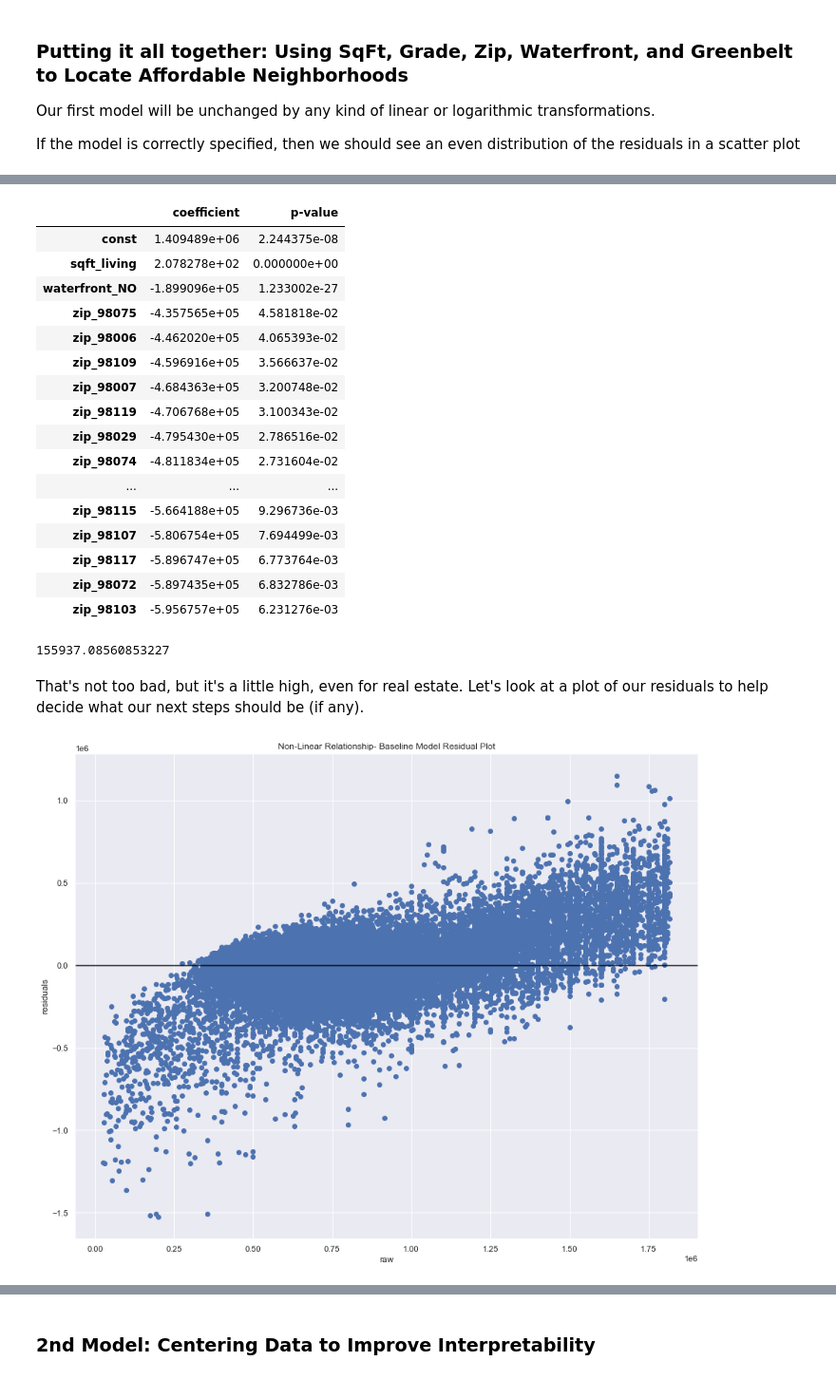
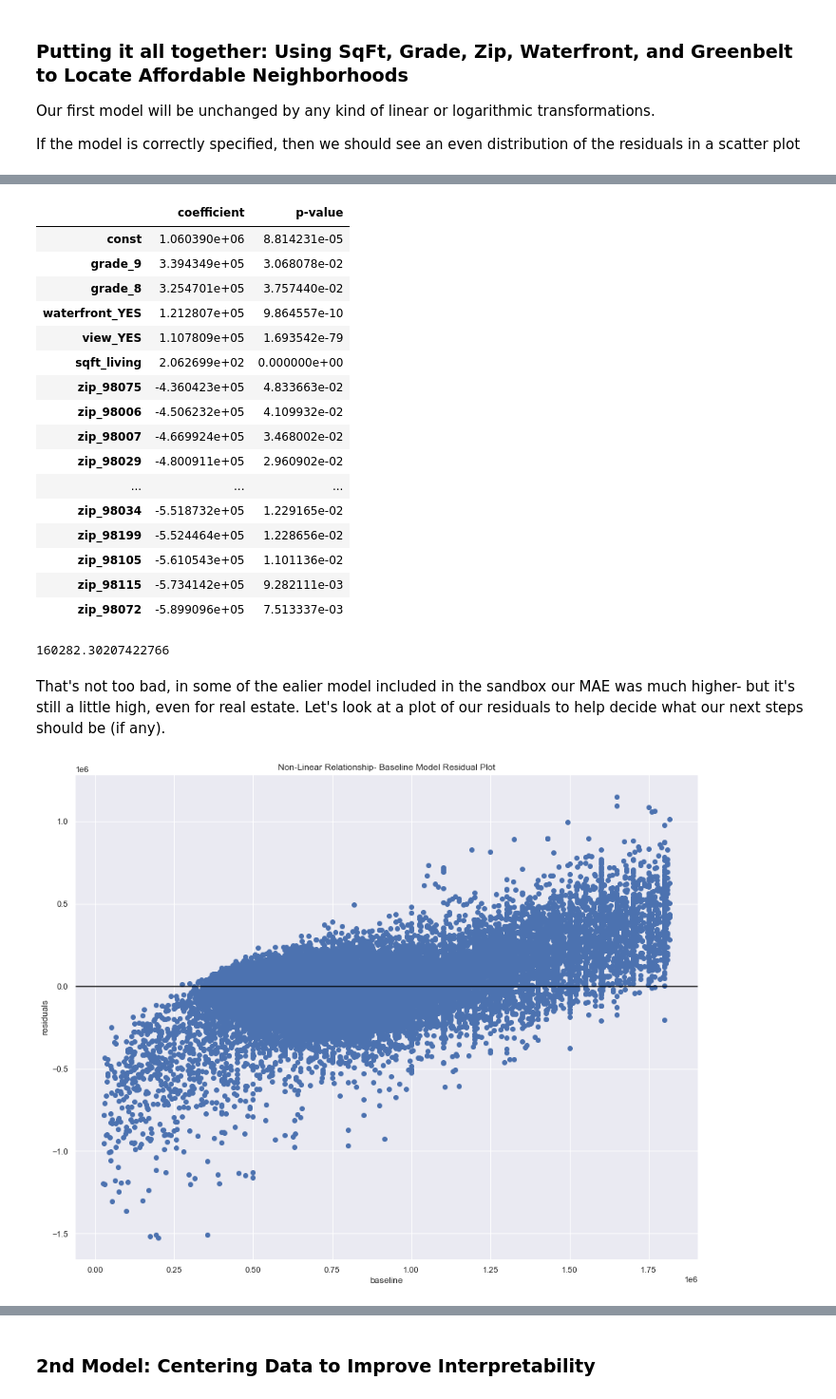
Before and after one commit to slowings/phase2-project, a Jupyter notebook: Final.ipynb, the cells around one changed output, grey strips where cells are left out. Shown at 95% size. Saved outputs shown, nothing was run; the diff lists cells and outputs as text; code cells hidden in the pictures.

```diff
--- a/Final.ipynb
+++ b/Final.ipynb
@@ -347,7 +363,7 @@ X_raw_cat = pd.get_dummies(X_raw_cat)
 
 X_raw_cat.drop(['waterfront_YES', 'greenbelt_YES',
                'nuisance_YES', 'condition_Poor',
-               'heat_source_Electricity', 'sewer_system_PUBLIC', 'zip_98372'],
+               'heat_source_Electricity', 'sewer_system_PUBLIC', 'zip_98125'],
                axis=1, inplace=True)
 # %%
 cat_model= sm.OLS(y_raw_cat, sm.add_constant(X_raw_cat))
@@ -449,7 +465,7 @@ kc_clean.groupby("zip").mean().sort_values(by="price").head()
 A very clear mostly linear relationship between price and neighborhoods exists when grouped and sorted by mean price of home for "zip", moving forward it would be interesting to see this mapped out, with a mean price per neighborhood as a pop out on an interactive map.  At the very least, we now have a way of listing neighborhoods where mean house prices are below the mean house price for the Seattle area, which will be helpful for our thrifty agent.  We should note that the linear realtionship between zips and price only existsl when grouped by price, so it will not make for a good candidate for our final model.  But we can use it to limit the kinds of houses we're interested in; Kings county covers roughly 10% of the area of Washington state, and many of these neighborhoods lay far outside the incorporated area of Seattle.  Our client is only interested in the neighborhoods fully inside that boundry line, so let's drop all zipcodes from outside the Seattle city limits.
 # %%
 outer_limits= ['98077','98053', '98014', '98019', '98224', '98024', '98065',
-'98027', '98045', '98038', '98022', '98051', '98010']
+'98027', '98045', '98038', '98022', '98051', '98010', '98288']
 kc_clean = kc_clean[~df_clean['zip'].isin(outer_limits)]
 # %%
 #check mean of zips again
@@ -588,9 +608,9 @@ Our first model will be unchanged by any kind of linear or logarithmic transform
 If the model is correctly specified, then we should see an even distribution of the residuals in a scatter plot
 # %%
 y_baseline = kc_clean["price"]
-X_baseline = kc_clean[['grade', 'zip', 'sqft_living', 'waterfront', 'greenbelt']]
-X_baseline = pd.get_dummies(X_baseline, columns=['zip', 'grade', 'waterfront', 'greenbelt'])
-X_baseline.drop(['zip_98039', 'grade_3', 'waterfront_YES', 'greenbelt_YES'], axis=1, inplace=True)
+X_baseline = kc_clean[['grade', 'zip', 'sqft_living', 'waterfront', 'greenbelt', 'view']]
+X_baseline = pd.get_dummies(X_baseline, columns=['zip', 'grade', 'waterfront', 'greenbelt', 'view'])
+X_baseline.drop(['zip_98039', 'grade_3', 'waterfront_NO', 'greenbelt_YES', 'view_NO'], axis=1, inplace=True)
 # %%
 baseline_model = sm.OLS(y_baseline, sm.add_constant(X_baseline))
 baseline_results = baseline_model.fit()
@@ -642,39 +662,39 @@ results_df = results_df[results_df["p-value"] < 0.05].sort_values(by="coefficien
 results_df.head(20)
 # %% [output]
 |  | coefficient | p-value |
-| const | 1.409489e+06 | 2.244375e-08 |
-| sqft_living | 2.078278e+02 | 0.000000e+00 |
-| waterfront_NO | -1.899096e+05 | 1.233002e-27 |
-| zip_98075 | -4.357565e+05 | 4.581818e-02 |
-| zip_98006 | -4.462020e+05 | 4.065393e-02 |
-| zip_98109 | -4.596916e+05 | 3.566637e-02 |
-| zip_98007 | -4.684363e+05 | 3.200748e-02 |
-| zip_98119 | -4.706768e+05 | 3.100343e-02 |
-| zip_98029 | -4.795430e+05 | 2.786516e-02 |
-| zip_98074 | -4.811834e+05 | 2.731604e-02 |
+| const | 1.060390e+06 | 8.814231e-05 |
+| grade_9 | 3.394349e+05 | 3.068078e-02 |
+| grade_8 | 3.254701e+05 | 3.757440e-02 |
+| waterfront_YES | 1.212807e+05 | 9.864557e-10 |
+| view_YES | 1.107809e+05 | 1.693542e-79 |
+| sqft_living | 2.062699e+02 | 0.000000e+00 |
+| zip_98075 | -4.360423e+05 | 4.833663e-02 |
+| zip_98006 | -4.506232e+05 | 4.109932e-02 |
+| zip_98007 | -4.669924e+05 | 3.468002e-02 |
+| zip_98029 | -4.800911e+05 | 2.960902e-02 |
 | ... | ... | ... |
-| zip_98115 | -5.664188e+05 | 9.296736e-03 |
-| zip_98107 | -5.806754e+05 | 7.694499e-03 |
-| zip_98117 | -5.896747e+05 | 6.773764e-03 |
-| zip_98072 | -5.897435e+05 | 6.832786e-03 |
-| zip_98103 | -5.956757e+05 | 6.231276e-03 |
+| zip_98034 | -5.518732e+05 | 1.229165e-02 |
+| zip_98199 | -5.524464e+05 | 1.228656e-02 |
+| zip_98105 | -5.610543e+05 | 1.101136e-02 |
+| zip_98115 | -5.734142e+05 | 9.282111e-03 |
+| zip_98072 | -5.899096e+05 | 7.513337e-03 |
 # %%
 # what's our mean error going to be?
-mae_baseline = baseline_results.resid.abs().sum() / len(y_raw)
+mae_baseline = baseline_results.resid.abs().sum() / len(y_baseline)
 print(mae_baseline)
 # %% [output]
-155937.08560853227
+160282.30207422766
 # %% [markdown]
-That's not too bad, but it's a little high, even for real estate. Let's look at a plot of our residuals to help decide what our next steps should be (if any).
+That's not too bad, in some of the ealier model included in the sandbox our MAE was much higher- but it's still a little high, even for real estate. Let's look at a plot of our residuals to help decide what our next steps should be (if any).
 # %%
 
 fig, ax = plt.subplots()
 
 ax.scatter(y_baseline, baseline_results.resid)
 ax.axhline(y=0, color="black")
-ax.set_xlabel("raw")
+ax.set_xlabel("baseline")
 ax.set_ylabel("residuals")
 ax.set_title("Non-Linear Relationship- Baseline Model Residual Plot");
 # %% [output]
-[figure, old version]
+[figure, new version]
 # %% [markdown]
```
Also changed, not shown: parts of 43 cells of this notebook.
